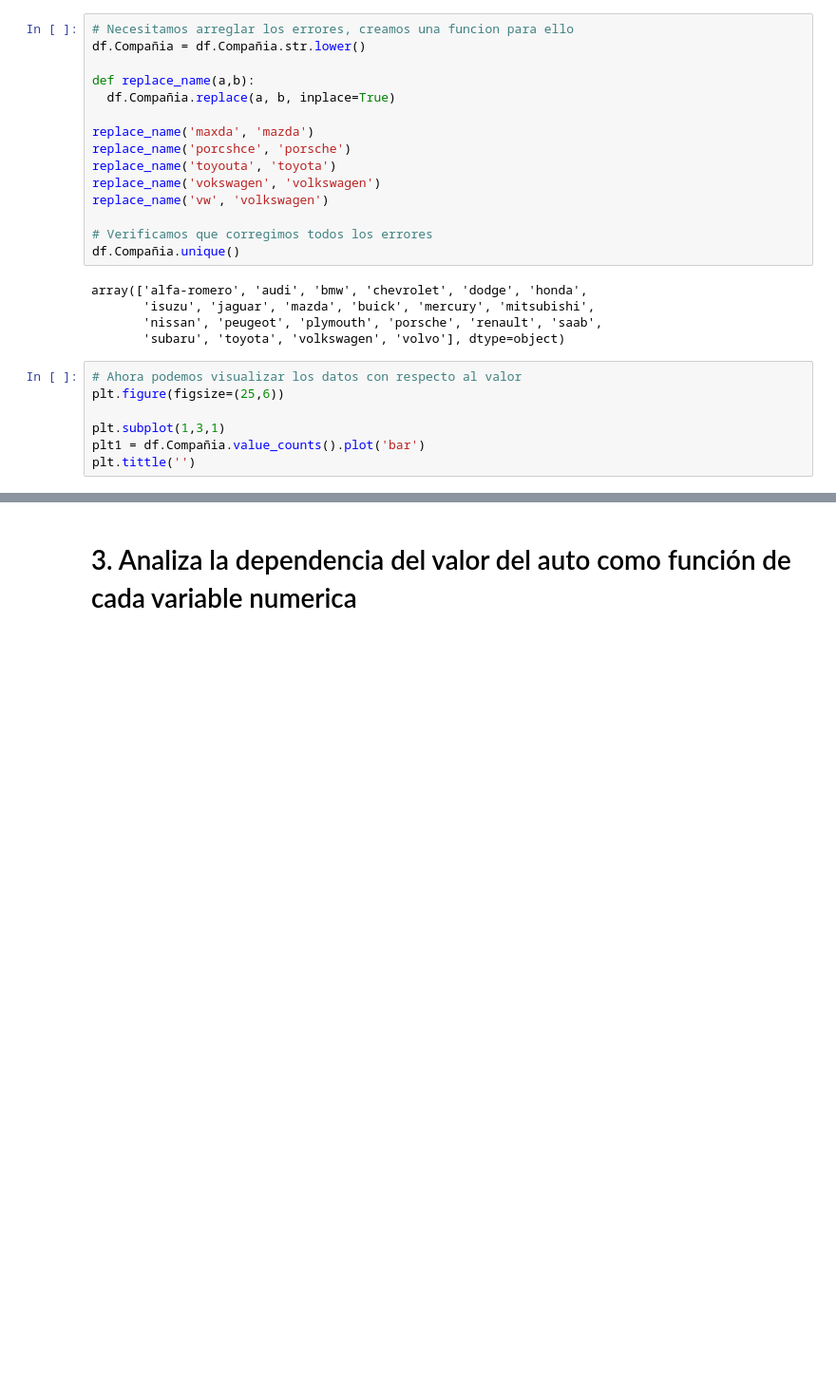
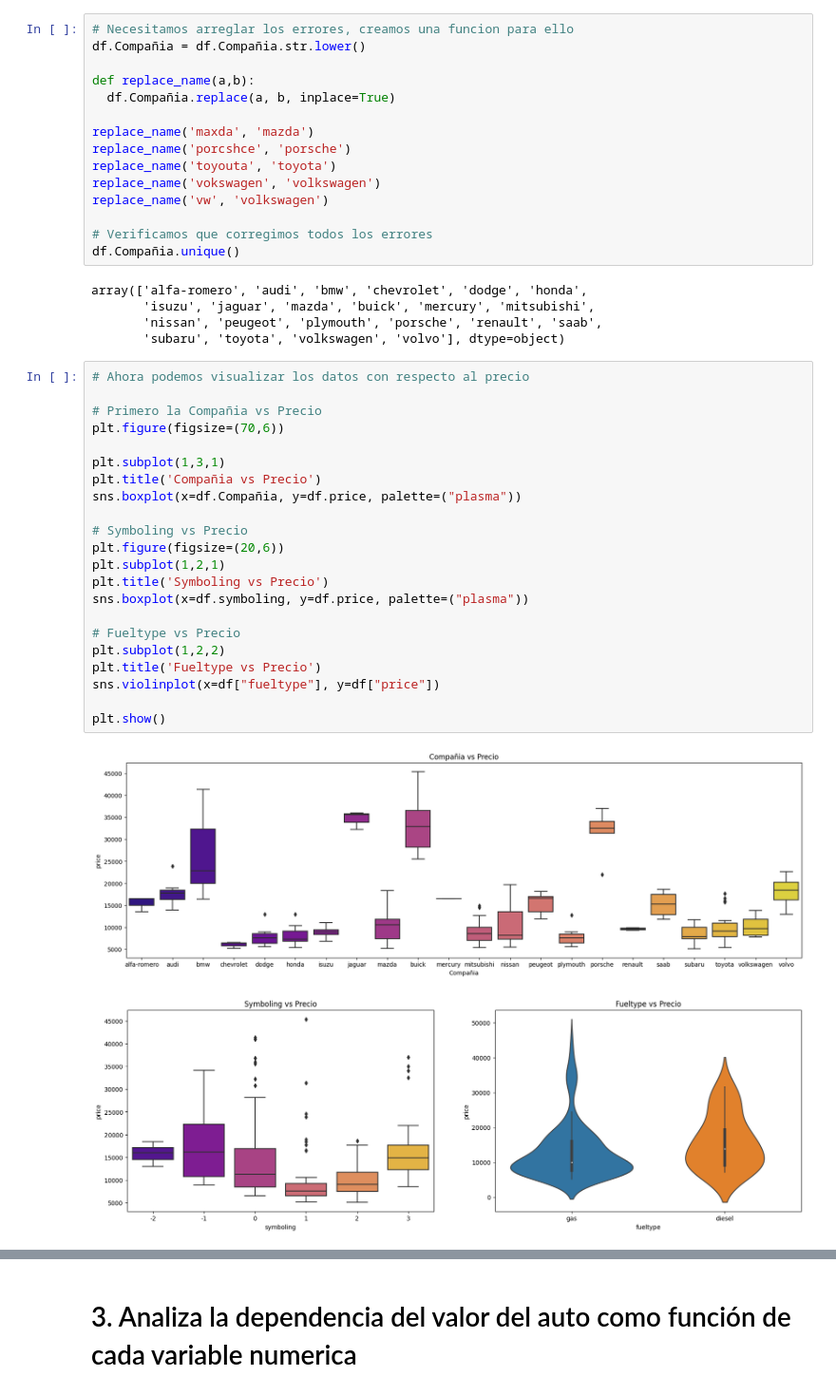
Before and after one commit to DCI-alxogm/ml2023-DPM2310, a Jupyter notebook: Sep8-9/Ejercicio9Sep.ipynb, the cells around one changed output, grey strips where cells are left out. Shown at 95% size. Drawn from its saved outputs; the diff is of its cells as text; blank space fills up the shorter version.

```diff
--- a/Sep8-9/Ejercicio9Sep.ipynb
+++ b/Sep8-9/Ejercicio9Sep.ipynb
@@ -156,10 +156,28 @@ array(['alfa-romero', 'audi', 'bmw', 'chevrolet', 'dodge', 'honda',
        'isuzu', 'jaguar', 'mazda', 'buick', 'mercury', 'mitsubishi',
        'nissan', 'peugeot', 'plymouth', 'porsche', 'renault', 'saab',
        'subaru', 'toyota', 'volkswagen', 'volvo'], dtype=object)
-# %%
-# Ahora podemos visualizar los datos con respecto al valor
-plt.figure(figsize=(25,6))
-
-plt.subplot(1,3,1)
-plt1 = df.Compañia.value_counts().plot('bar')
-plt.tittle('')
+# %%
+# Ahora podemos visualizar los datos con respecto al precio
+
+# Primero la Compañia vs Precio
+plt.figure(figsize=(70,6))
+
+plt.subplot(1,3,1)
+plt.title('Compañia vs Precio')
+sns.boxplot(x=df.Compañia, y=df.price, palette=("plasma"))
+
+# Symboling vs Precio
+plt.figure(figsize=(20,6))
+plt.subplot(1,2,1)
+plt.title('Symboling vs Precio')
+sns.boxplot(x=df.symboling, y=df.price, palette=("plasma"))
+
+# Fueltype vs Precio
+plt.subplot(1,2,2)
+plt.title('Fueltype vs Precio')
+sns.violinplot(x=df["fueltype"], y=df["price"])
+
+plt.show()
+# %% [output]
+[figure, added]
+[figure, added]
```
Also changed, not shown: parts of 3 cells of this notebook.
